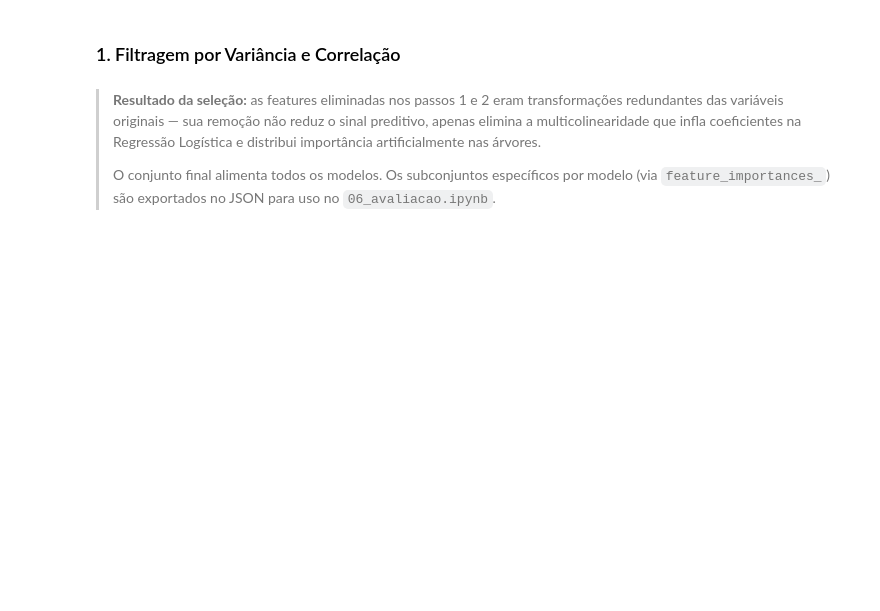
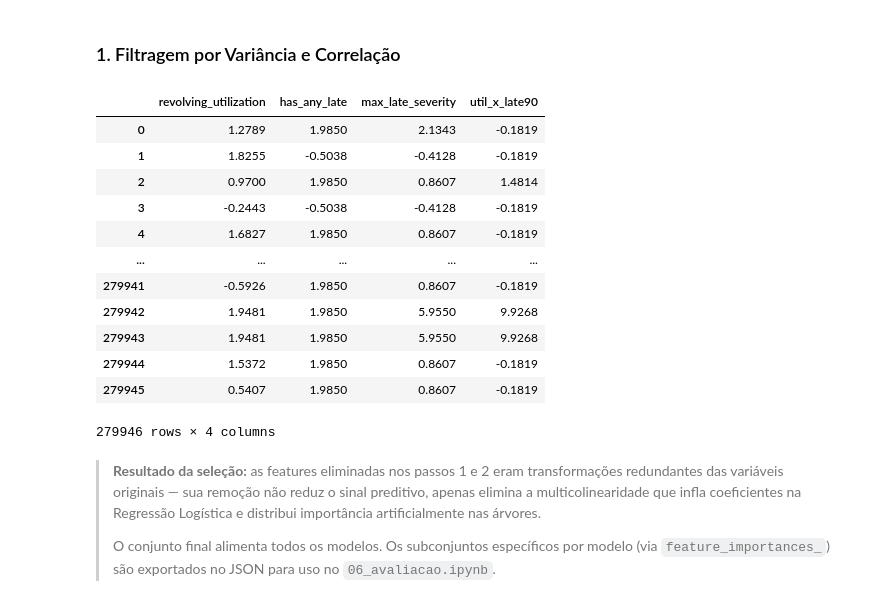
Before and after one commit to eduardoemf/credit-risk-classifier, a Jupyter notebook: notebooks/05_modelagem.ipynb, the cells around one changed output. Cells and saved outputs as stored; diff of their text form; code cells hidden in the pictures; blank space fills up the shorter version.

```diff
--- a/notebooks/05_modelagem.ipynb
+++ b/notebooks/05_modelagem.ipynb
@@ -226,6 +226,22 @@ for f in FEATURES_SELECTED:
 X = X[FEATURES_SELECTED]
 print()
 print(f"✅ X reduzido: {X.shape[0]:,} linhas × {X.shape[1]} features")
+# %%
+X
+# %% [output]
+|  | revolving_utilization | has_any_late | max_late_severity | util_x_late90 |
+| 0 | 1.2789 | 1.9850 | 2.1343 | -0.1819 |
+| 1 | 1.8255 | -0.5038 | -0.4128 | -0.1819 |
+| 2 | 0.9700 | 1.9850 | 0.8607 | 1.4814 |
+| 3 | -0.2443 | -0.5038 | -0.4128 | -0.1819 |
+| 4 | 1.6827 | 1.9850 | 0.8607 | -0.1819 |
+| ... | ... | ... | ... | ... |
+| 279941 | -0.5926 | 1.9850 | 0.8607 | -0.1819 |
+| 279942 | 1.9481 | 1.9850 | 5.9550 | 9.9268 |
+| 279943 | 1.9481 | 1.9850 | 5.9550 | 9.9268 |
+| 279944 | 1.5372 | 1.9850 | 0.8607 | -0.1819 |
+| 279945 | 0.5407 | 1.9850 | 0.8607 | -0.1819 |
+279946 rows × 4 columns
 # %% [markdown]
 > **Resultado da seleção:** as features eliminadas nos passos 1 e 2 eram transformações redundantes das variáveis originais — sua remoção não reduz o sinal preditivo, apenas elimina a multicolinearidade que infla coeficientes na Regressão Logística e distribui importância artificialmente nas árvores.
 >
```
Also changed, not shown: parts of 2 cells of this notebook, 2 other files.
